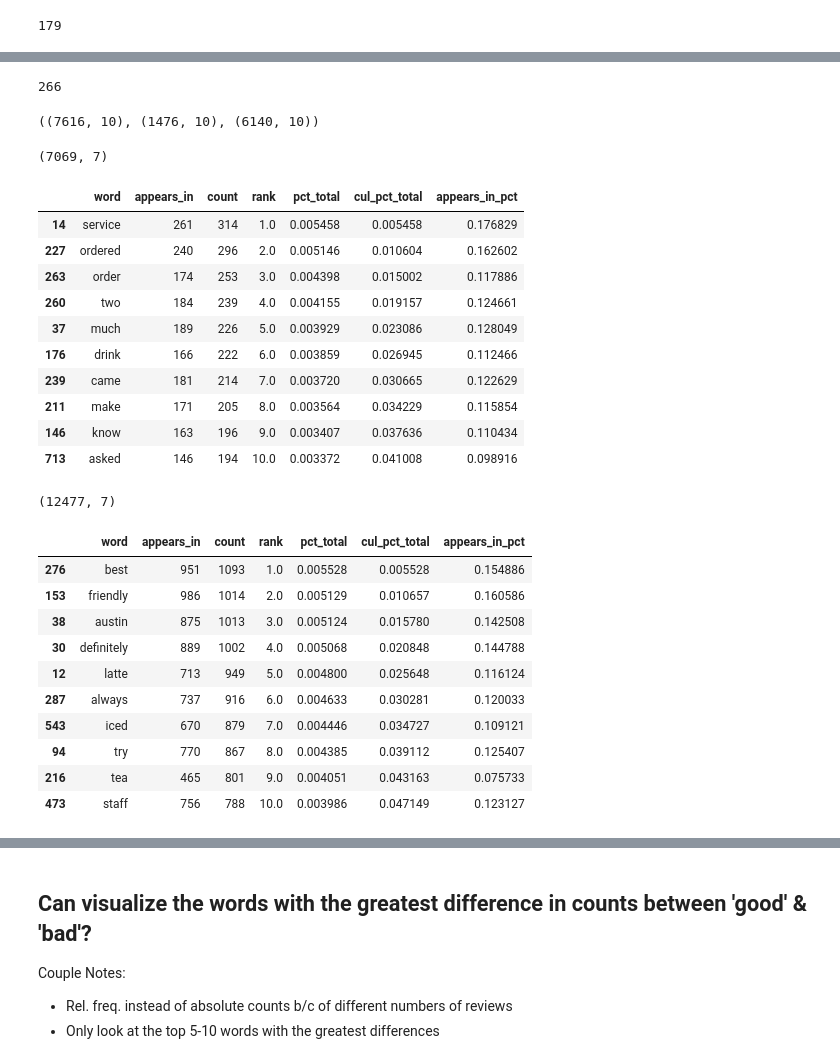
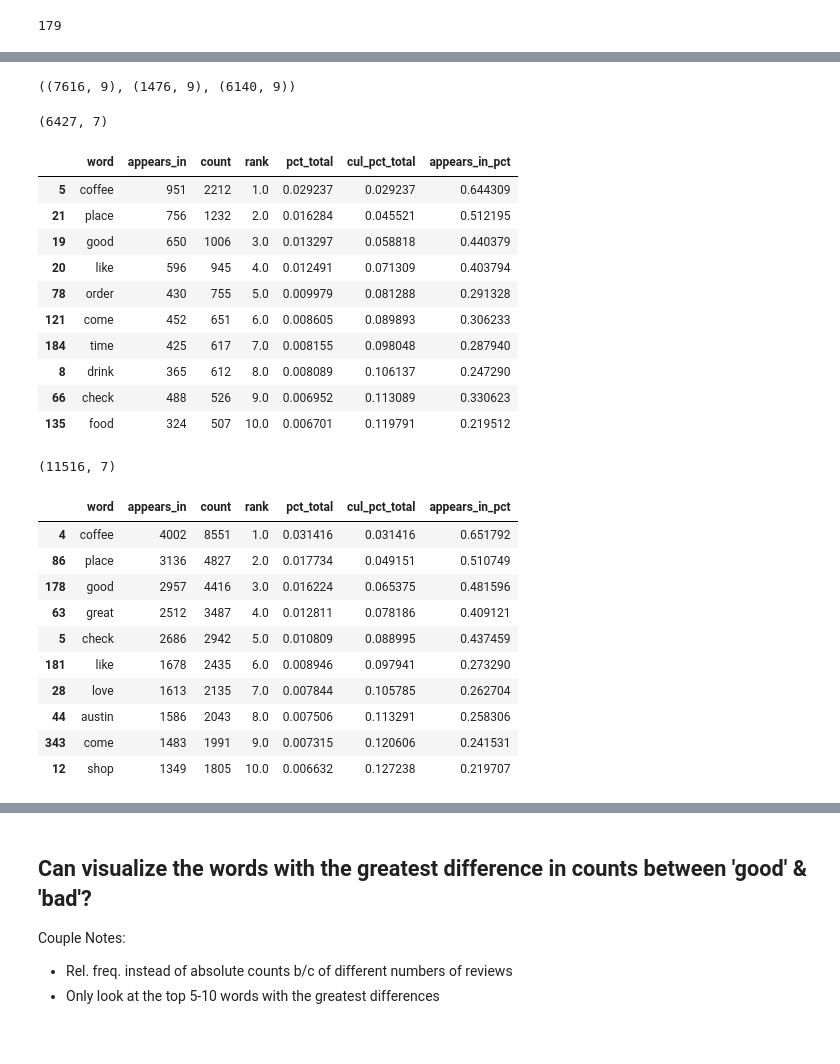
Before and after one commit to SaraWestWA/DS-Unit-4-Sprint-1-NLP, a Jupyter notebook: module1-text-data/LS_DS_411_Text_Data_Assignment.ipynb, the cells around one changed output, grey strips where cells are left out. Drawn from its saved outputs; the diff is of its cells as text; code cells hidden in the pictures.

Commit message:
would not commit

```diff
--- a/module1-text-data/LS_DS_411_Text_Data_Assignment.ipynb
+++ b/module1-text-data/LS_DS_411_Text_Data_Assignment.ipynb
@@ -345,8 +345,8 @@ len(STOP_WORDS)
 ['i', 'me', 'my', 'myself', 'we', 'our', 'ours', 'ourselves', 'you', "you're", "you've", "you'll", "you'd", 'your', 'yours', 'yourself', 'yourselves', 'he', 'him', 'his', 'himself', 'she', "she's", 'h ...
 179
 # %%
-# # Tokenizer requires a string, lemmas is a list
-# # I wanted to add custom stop words after lemmatization, but was unable to do so
-# # lem_string did not function as expected
-# shops['lem_string'] = shops['lemmas'].apply(lambda x: ', '.join(map(str, x)))
-# shops['lem_string']
+# Tokenizer requires a string, lemmas is a list
+# I wanted to add custom stop words after lemmatization, but was unable to do so
+# lem_string did not function as expected
+shops['lem_string'] = shops['lemmas'].apply(lambda x: ' '.join(map(str, x)))
+shops['lem_string']
@@ -353,6 +366,6 @@ len(STOP_WORDS)
 # %%
 tokens = []
-for doc in tokenizer.pipe(shops['review'], batch_size=500):
+for doc in tokenizer.pipe(shops['lem_string'], batch_size=500):
 
     doc_tokens = []
     for token in doc:
@@ -426,51 +442,40 @@ word_counts.most_common(30)
-# %%
-# create a list of words in the top 30 to add to STOP_WORDS
-# added 'great', 'good', 'really', 'like' to the list as they were top words for both good and bad reviews
-# added 'little', 'nice', 'food', 'pretty', 'shop' as they were also in the top 20 for both
-stoppers = ['coffee', 'place', 'get', 'one', 'also', 'would', 'back', 'go', 'got', 'come', 'even',
-            'great', 'good', 'really', 'like', 'little', 'nice', 'food', 'pretty', 'shop', 'time','people','love', 'work']
-
-STOP_WORDS = STOP_WORDS + stoppers
-len(STOP_WORDS)
-# %% [output]
-266
 # %%
 df_bad = shops[shops['rating'] == 0]
 df_good = shops[shops['rating'] == 1]
 shops.shape, df_bad.shape, df_good.shape
 # %% [output]
-((7616, 10), (1476, 10), (6140, 10))
+((7616, 9), (1476, 9), (6140, 9))
 # %%
-wc_bad = count(df_bad['nostop_tokens_2'])
+wc_bad = count(df_bad['nostop_tokens'])
 print(wc_bad.shape)
 wc_bad.head(10)
 # %% [output]
-(7069, 7)
+(6427, 7)
 |  | word | appears_in | count | rank | pct_total | cul_pct_total | appears_in_pct |
-| 14 | service | 261 | 314 | 1.0 | 0.005458 | 0.005458 | 0.176829 |
-| 227 | ordered | 240 | 296 | 2.0 | 0.005146 | 0.010604 | 0.162602 |
-| 263 | order | 174 | 253 | 3.0 | 0.004398 | 0.015002 | 0.117886 |
-| 260 | two | 184 | 239 | 4.0 | 0.004155 | 0.019157 | 0.124661 |
-| 37 | much | 189 | 226 | 5.0 | 0.003929 | 0.023086 | 0.128049 |
-| 176 | drink | 166 | 222 | 6.0 | 0.003859 | 0.026945 | 0.112466 |
-| 239 | came | 181 | 214 | 7.0 | 0.003720 | 0.030665 | 0.122629 |
-| 211 | make | 171 | 205 | 8.0 | 0.003564 | 0.034229 | 0.115854 |
-| 146 | know | 163 | 196 | 9.0 | 0.003407 | 0.037636 | 0.110434 |
-| 713 | asked | 146 | 194 | 10.0 | 0.003372 | 0.041008 | 0.098916 |
+| 5 | coffee | 951 | 2212 | 1.0 | 0.029237 | 0.029237 | 0.644309 |
+| 21 | place | 756 | 1232 | 2.0 | 0.016284 | 0.045521 | 0.512195 |
+| 19 | good | 650 | 1006 | 3.0 | 0.013297 | 0.058818 | 0.440379 |
+| 20 | like | 596 | 945 | 4.0 | 0.012491 | 0.071309 | 0.403794 |
+| 78 | order | 430 | 755 | 5.0 | 0.009979 | 0.081288 | 0.291328 |
+| 121 | come | 452 | 651 | 6.0 | 0.008605 | 0.089893 | 0.306233 |
+| 184 | time | 425 | 617 | 7.0 | 0.008155 | 0.098048 | 0.287940 |
+| 8 | drink | 365 | 612 | 8.0 | 0.008089 | 0.106137 | 0.247290 |
+| 66 | check | 488 | 526 | 9.0 | 0.006952 | 0.113089 | 0.330623 |
+| 135 | food | 324 | 507 | 10.0 | 0.006701 | 0.119791 | 0.219512 |
 # %%
-wc_good = count(df_good['nostop_tokens_2'])
+wc_good = count(df_good['nostop_tokens'])
 print(wc_good.shape)
 wc_good.head(10)
 # %% [output]
-(12477, 7)
+(11516, 7)
 |  | word | appears_in | count | rank | pct_total | cul_pct_total | appears_in_pct |
-| 276 | best | 951 | 1093 | 1.0 | 0.005528 | 0.005528 | 0.154886 |
-| 153 | friendly | 986 | 1014 | 2.0 | 0.005129 | 0.010657 | 0.160586 |
-| 38 | austin | 875 | 1013 | 3.0 | 0.005124 | 0.015780 | 0.142508 |
-| 30 | definitely | 889 | 1002 | 4.0 | 0.005068 | 0.020848 | 0.144788 |
-| 12 | latte | 713 | 949 | 5.0 | 0.004800 | 0.025648 | 0.116124 |
-| 287 | always | 737 | 916 | 6.0 | 0.004633 | 0.030281 | 0.120033 |
-| 543 | iced | 670 | 879 | 7.0 | 0.004446 | 0.034727 | 0.109121 |
-| 94 | try | 770 | 867 | 8.0 | 0.004385 | 0.039112 | 0.125407 |
-| 216 | tea | 465 | 801 | 9.0 | 0.004051 | 0.043163 | 0.075733 |
-| 473 | staff | 756 | 788 | 10.0 | 0.003986 | 0.047149 | 0.123127 |
+| 4 | coffee | 4002 | 8551 | 1.0 | 0.031416 | 0.031416 | 0.651792 |
+| 86 | place | 3136 | 4827 | 2.0 | 0.017734 | 0.049151 | 0.510749 |
+| 178 | good | 2957 | 4416 | 3.0 | 0.016224 | 0.065375 | 0.481596 |
+| 63 | great | 2512 | 3487 | 4.0 | 0.012811 | 0.078186 | 0.409121 |
+| 5 | check | 2686 | 2942 | 5.0 | 0.010809 | 0.088995 | 0.437459 |
+| 181 | like | 1678 | 2435 | 6.0 | 0.008946 | 0.097941 | 0.273290 |
+| 28 | love | 1613 | 2135 | 7.0 | 0.007844 | 0.105785 | 0.262704 |
+| 44 | austin | 1586 | 2043 | 8.0 | 0.007506 | 0.113291 | 0.258306 |
+| 343 | come | 1483 | 1991 | 9.0 | 0.007315 | 0.120606 | 0.241531 |
+| 12 | shop | 1349 | 1805 | 10.0 | 0.006632 | 0.127238 | 0.219707 |
```
Also changed, not shown: parts of 25 cells of this notebook.
